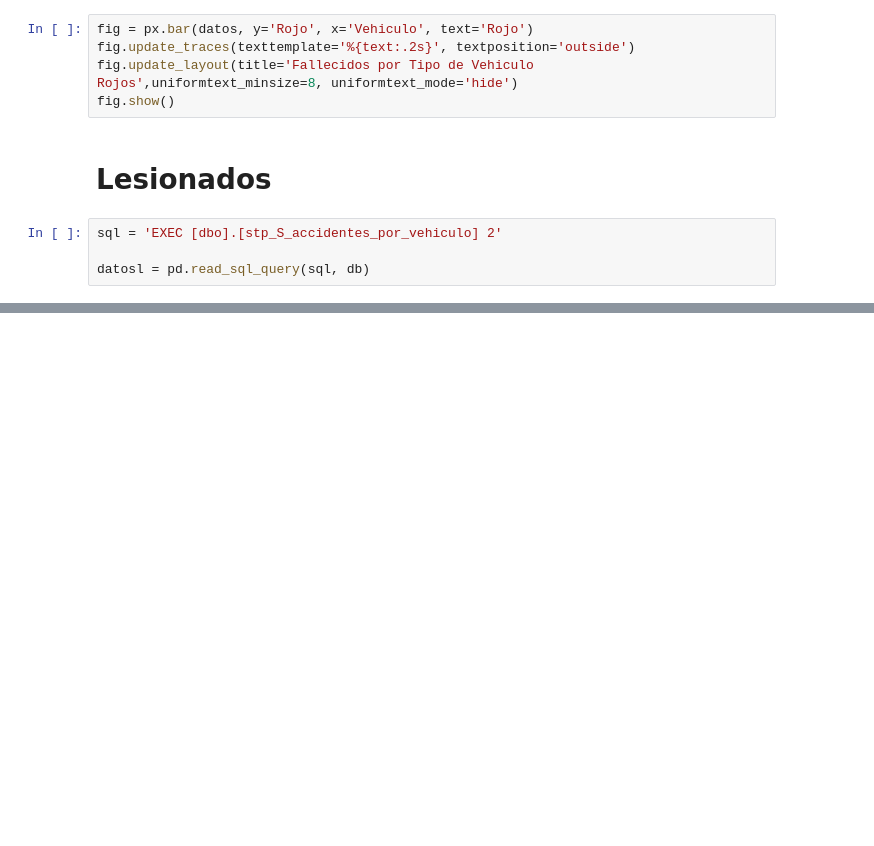
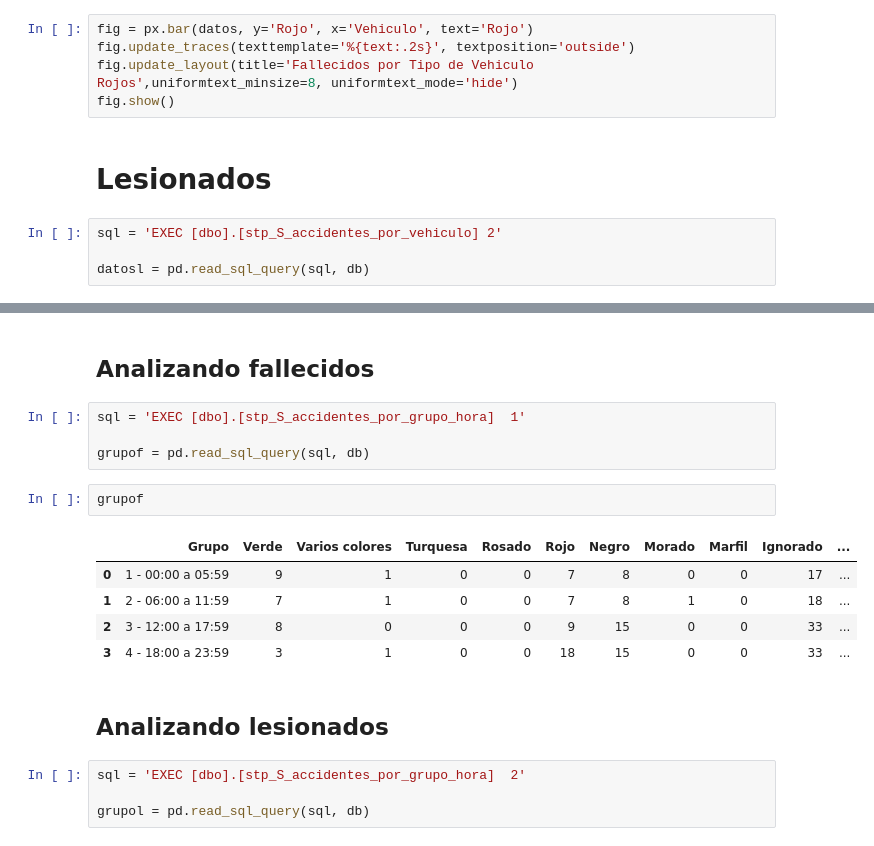
Before and after one commit to pablosao/UVG-CC3074-PY01-Analisis-Exploratorio, a Jupyter notebook: Analisis Vehiculo Rojo.ipynb, the cells around one changed output, grey strips where cells are left out. Saved outputs shown, nothing was run; the diff lists cells and outputs as text; blank space fills up the shorter version.

```diff
--- a/Analisis Vehiculo Rojo.ipynb
+++ b/Analisis Vehiculo Rojo.ipynb
@@ -231,0 +333,20 @@ fig.show()
+# %% [markdown]
+## Analizando fallecidos
+# %%
+sql = 'EXEC [dbo].[stp_S_accidentes_por_grupo_hora]  1'
+
+grupof = pd.read_sql_query(sql, db)
+# %%
+grupof
+# %% [output]
+|  | Grupo | Verde | Varios colores | Turquesa | Rosado | Rojo | Negro | Morado | Marfil | Ignorado | ... |
+| 0 | 1 - 00:00 a 05:59 | 9 | 1 | 0 | 0 | 7 | 8 | 0 | 0 | 17 | ... |
+| 1 | 2 - 06:00 a 11:59 | 7 | 1 | 0 | 0 | 7 | 8 | 1 | 0 | 18 | ... |
+| 2 | 3 - 12:00 a 17:59 | 8 | 0 | 0 | 0 | 9 | 15 | 0 | 0 | 33 | ... |
+| 3 | 4 - 18:00 a 23:59 | 3 | 1 | 0 | 0 | 18 | 15 | 0 | 0 | 33 | ... |
+# %% [markdown]
+## Analizando lesionados
+# %%
+sql = 'EXEC [dbo].[stp_S_accidentes_por_grupo_hora]  2'
+
+grupol = pd.read_sql_query(sql, db)
```
Also changed, not shown: parts of 16 cells of this notebook, 4 other files.
